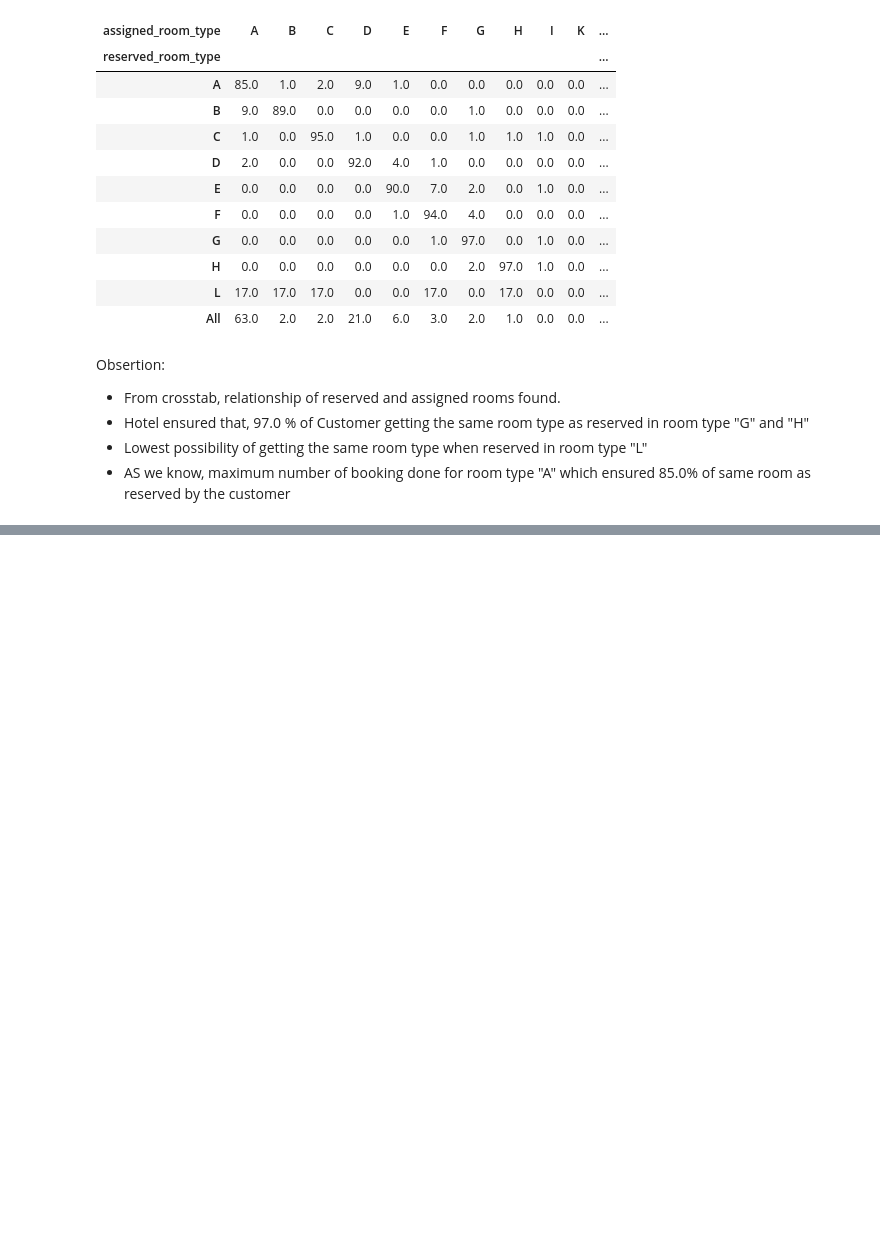
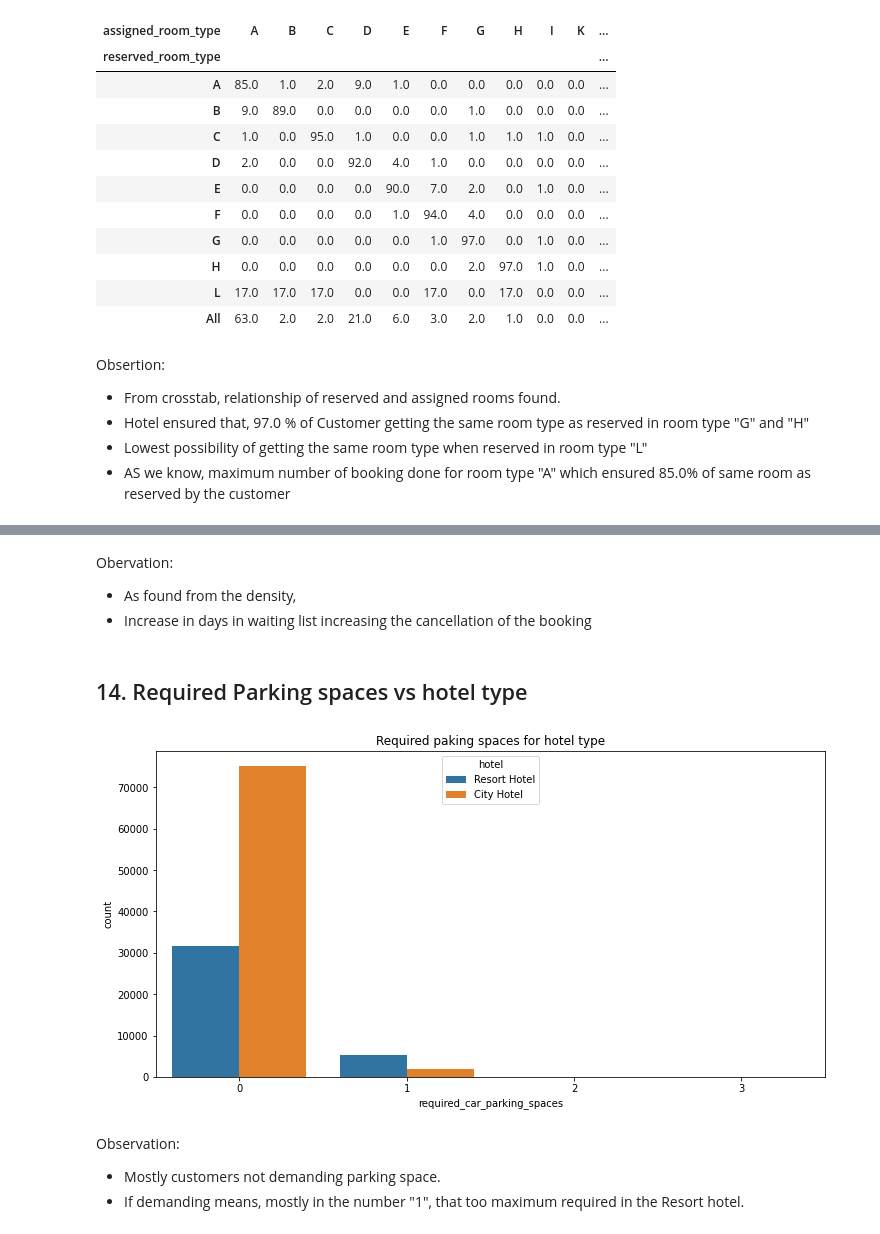
Before and after one commit to ArunPrasath1205/Exploratory-Data-Analysis-on-Hotel-Booking, a Jupyter notebook: Hotel_Bookings_analysis_G_AP.ipynb, the cells around one changed output, grey strips where cells are left out. Saved outputs shown, nothing was run; the diff lists cells and outputs as text; code cells hidden in the pictures; blank space fills up the shorter version.

```diff
--- a/Hotel_Bookings_analysis_G_AP.ipynb
+++ b/Hotel_Bookings_analysis_G_AP.ipynb
@@ -644,0 +680,16 @@ Obsertion:
+# %% [markdown]
+Obervation:
+* As found from the density,
+* Increase in days in waiting list increasing the cancellation of the booking
+# %% [markdown]
+## 14. Required Parking spaces vs hotel type
+# %%
+plt.figure(figsize=(12,6))
+sns.countplot(x="required_car_parking_spaces", data = df,hue='hotel')
+plt.title('Required paking spaces for hotel type');
+# %% [output]
+[figure, added]
+# %% [markdown]
+Observation:
+* Mostly customers not demanding parking space.
+* If demanding means, mostly in the number "1", that too maximum required in the Resort hotel.
```
Also changed, not shown: parts of 8 cells of this notebook.
